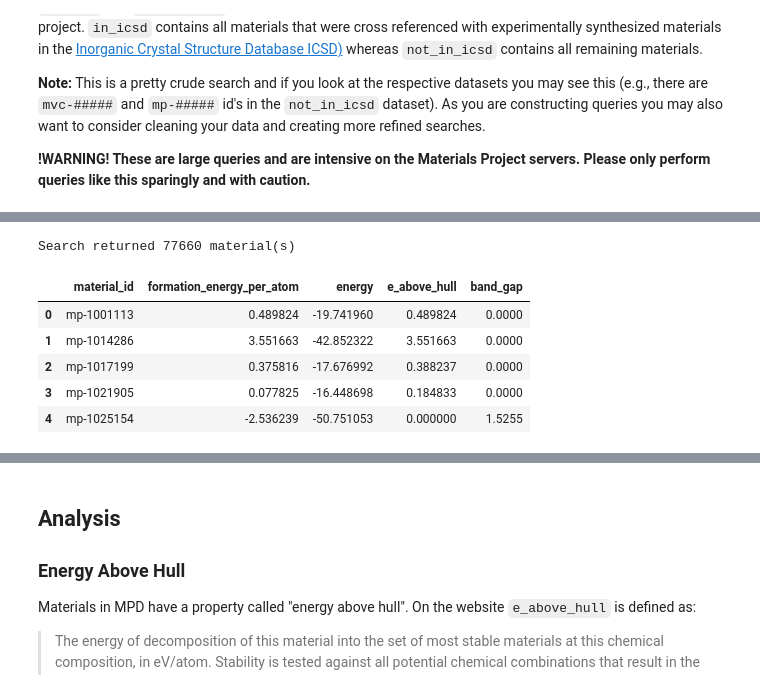
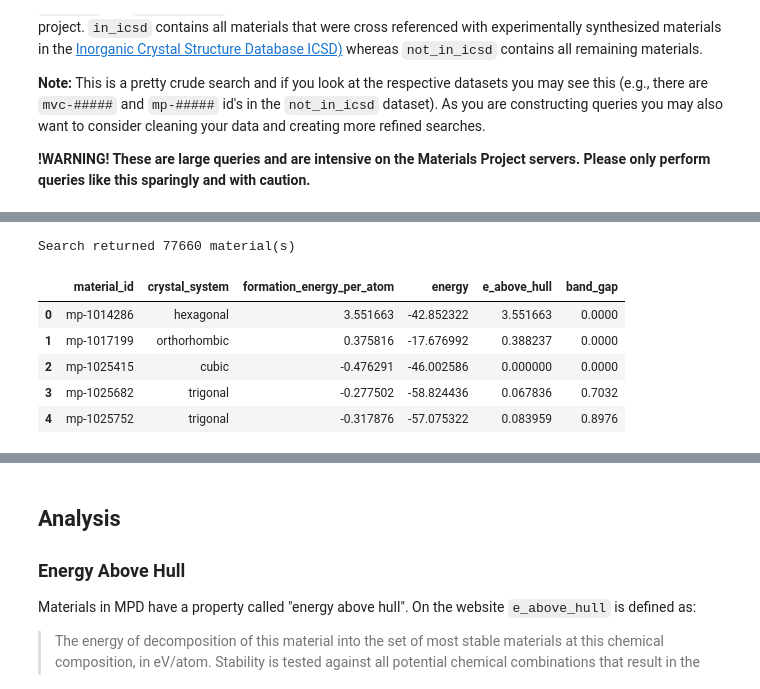
Before and after one commit to Adam-Sedlak/AGURP-Spring-2021, a Jupyter notebook: MPD Mini-Project Sample.ipynb, the cells around one changed output, grey strips where cells are left out. Saved outputs shown, nothing was run; the diff lists cells and outputs as text; code cells hidden in the pictures.

```diff
--- a/MPD Mini-Project Sample.ipynb
+++ b/MPD Mini-Project Sample.ipynb
@@ -12,9 +12,10 @@ import seaborn as sns # This is a package for advanced stat plots. To download
 import matplotlib.pyplot as plt
 from pymatgen import MPRester
 import pandas as pd
+import numpy as np
 
 ### Logging into MPD API ###
-api_key = "_____" # <== your key in the blank
+api_key = "bgEuDVL3wsW5TzKH" # <== your key in the blank
 mpr = pmg.MPRester(api_key)
 
 ### Figure Style ###
@@ -31,7 +32,7 @@ First, we are going to need data from the materials project! Below I'm performin
 **!WARNING! These are large queries and are intensive on the Materials Project servers. Please only perform queries like this sparingly and with caution.**
 # %%
 with MPRester(api_key) as mpr:
-    search1 = mpr.query({'icsd_ids.0': {'$exists': True}}, ["material_id", 'formation_energy_per_atom', 'energy', 'e_above_hull', "band_gap"])
+    search1 = mpr.query({'icsd_ids.0': {'$exists': True}}, ["material_id", "crystal_system", 'formation_energy_per_atom', 'energy', 'e_above_hull', "band_gap"])
     print("Search returned", len(search1), "material(s)")
     in_icsd = pd.DataFrame(search1)
     display(in_icsd.head())
@@ -46,14 +47,14 @@ Search returned 48616 material(s)
 # %%
 with MPRester(api_key) as mpr:
-    search2 = mpr.query({'icsd_ids.0': {'$exists': False}}, ["material_id", 'formation_energy_per_atom', 'energy', 'e_above_hull', "band_gap"])
+    search2 = mpr.query({'icsd_ids.0': {'$exists': False}}, ["material_id", "crystal_system", 'formation_energy_per_atom', 'energy', 'e_above_hull', "band_gap"])
     print("Search returned", len(search2), "material(s)")
     not_in_icsd = pd.DataFrame(search2)
     display(not_in_icsd.head())
 # %% [output]
 Search returned 77660 material(s)
-|  | material_id | formation_energy_per_atom | energy | e_above_hull | band_gap |
-| 0 | mp-1001113 | 0.489824 | -19.741960 | 0.489824 | 0.0000 |
-| 1 | mp-1014286 | 3.551663 | -42.852322 | 3.551663 | 0.0000 |
-| 2 | mp-1017199 | 0.375816 | -17.676992 | 0.388237 | 0.0000 |
-| 3 | mp-1021905 | 0.077825 | -16.448698 | 0.184833 | 0.0000 |
-| 4 | mp-1025154 | -2.536239 | -50.751053 | 0.000000 | 1.5255 |
+|  | material_id | crystal_system | formation_energy_per_atom | energy | e_above_hull | band_gap |
+| 0 | mp-1014286 | hexagonal | 3.551663 | -42.852322 | 3.551663 | 0.0000 |
+| 1 | mp-1017199 | orthorhombic | 0.375816 | -17.676992 | 0.388237 | 0.0000 |
+| 2 | mp-1025415 | cubic | -0.476291 | -46.002586 | 0.000000 | 0.0000 |
+| 3 | mp-1025682 | trigonal | -0.277502 | -58.824436 | 0.067836 | 0.7032 |
+| 4 | mp-1025752 | trigonal | -0.317876 | -57.075322 | 0.083959 | 0.8976 |
```
Also changed, not shown: parts of 8 cells of this notebook.
